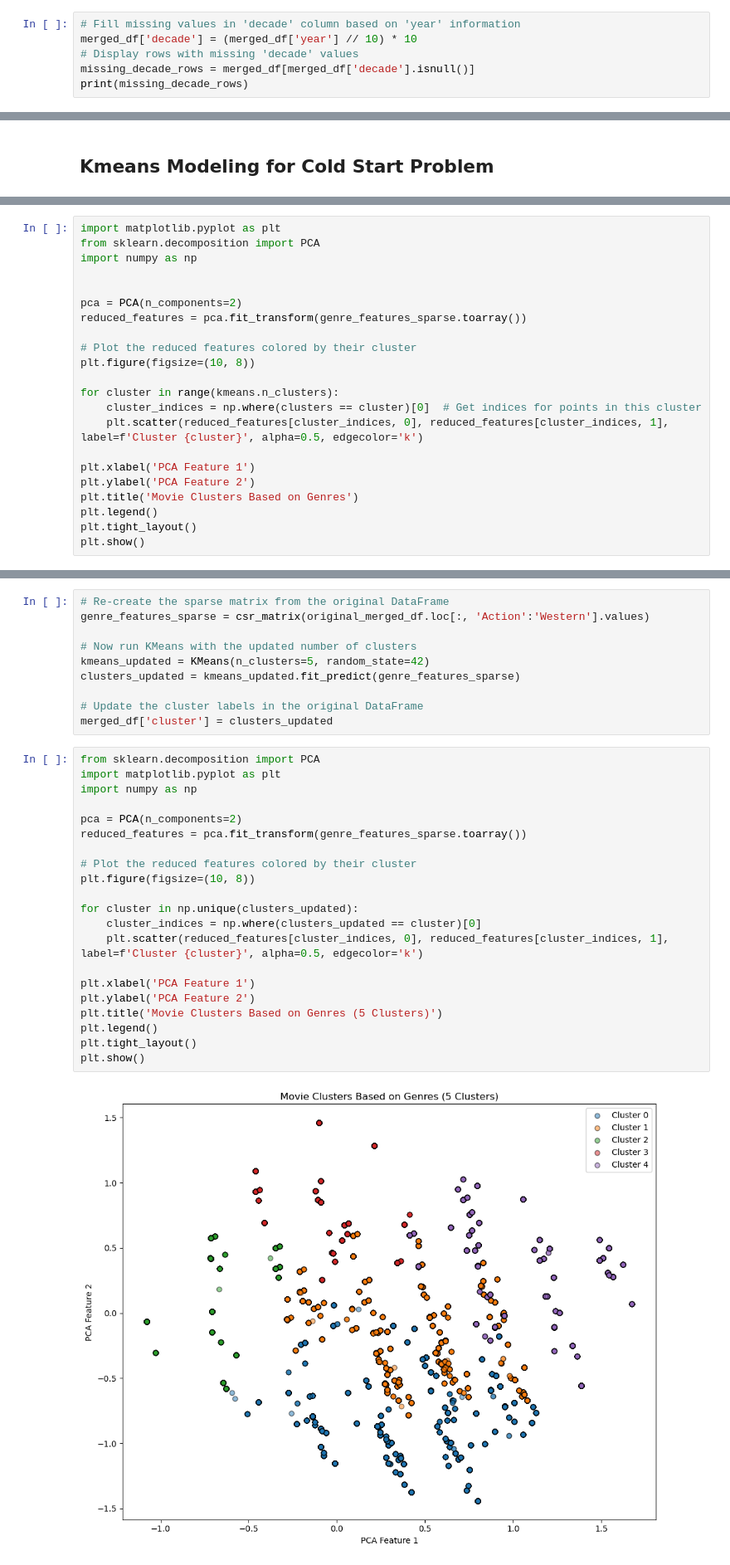
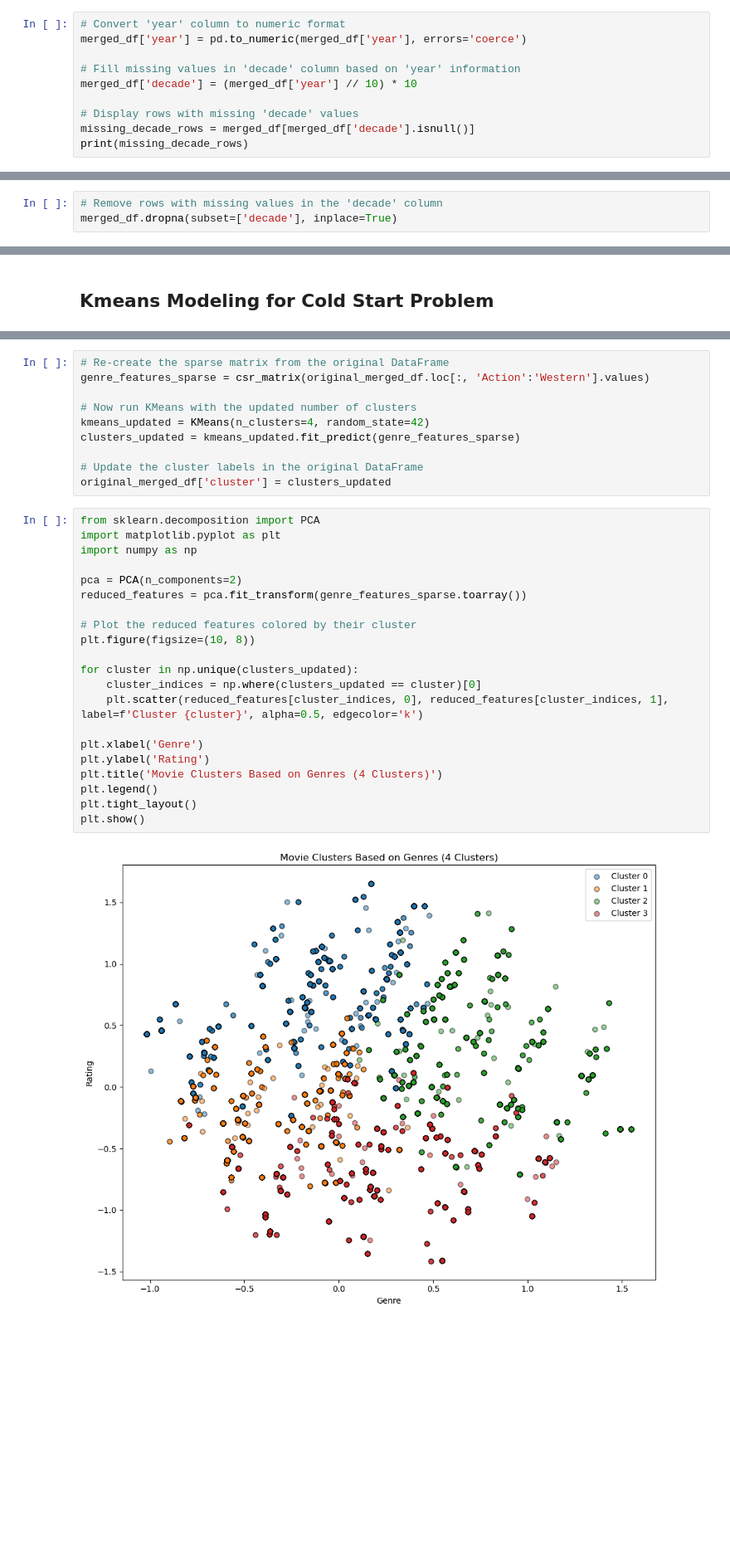
Before and after one commit to jguzzo522/movierec, a Jupyter notebook: movierecnotebook.ipynb, the cells around one changed output, grey strips where cells are left out. Shown at 83% size. Drawn from its saved outputs; the diff is of its cells as text; blank space fills up the shorter version.

```diff
--- a/movierecnotebook.ipynb
+++ b/movierecnotebook.ipynb
@@ -542,7 +762,11 @@ timestamp_y    0
 dtype: int64
 # %%
+# Convert 'year' column to numeric format
+merged_df['year'] = pd.to_numeric(merged_df['year'], errors='coerce')
+
 # Fill missing values in 'decade' column based on 'year' information
 merged_df['decade'] = (merged_df['year'] // 10) * 10
+
 # Display rows with missing 'decade' values
 missing_decade_rows = merged_df[merged_df['decade'].isnull()]
 print(missing_decade_rows)
@@ -557 +795,4 @@ print(merged_df['decade'].isnull().sum())
+# %%
+# Remove rows with missing values in the 'decade' column
+merged_df.dropna(subset=['decade'], inplace=True)
 # %% [markdown]
@@ -1657,22 +2133,0 @@ Top 5 Movies in Cluster 0:
-# %%
-import matplotlib.pyplot as plt
-from sklearn.decomposition import PCA
-import numpy as np
-
-
-pca = PCA(n_components=2)
-reduced_features = pca.fit_transform(genre_features_sparse.toarray())
-
-# Plot the reduced features colored by their cluster
-plt.figure(figsize=(10, 8))
-
-for cluster in range(kmeans.n_clusters):
-    cluster_indices = np.where(clusters == cluster)[0]  # Get indices for points in this cluster
-    plt.scatter(reduced_features[cluster_indices, 0], reduced_features[cluster_indices, 1], label=f'Cluster {cluster}', alpha=0.5, edgecolor='k')
-
-plt.xlabel('PCA Feature 1')
-plt.ylabel('PCA Feature 2')
-plt.title('Movie Clusters Based on Genres')
-plt.legend()
-plt.tight_layout()
-plt.show()
@@ -1704,32 +2202,32 @@ plt.show()
 genre_features_sparse = csr_matrix(original_merged_df.loc[:, 'Action':'Western'].values)
 
 # Now run KMeans with the updated number of clusters
-kmeans_updated = KMeans(n_clusters=5, random_state=42)
+kmeans_updated = KMeans(n_clusters=4, random_state=42)
 clusters_updated = kmeans_updated.fit_predict(genre_features_sparse)
 
 # Update the cluster labels in the original DataFrame
-merged_df['cluster'] = clusters_updated
+original_merged_df['cluster'] = clusters_updated
 # %%
 from sklearn.decomposition import PCA
 import matplotlib.pyplot as plt
 import numpy as np
 
 pca = PCA(n_components=2)
 reduced_features = pca.fit_transform(genre_features_sparse.toarray())
 
 # Plot the reduced features colored by their cluster
 plt.figure(figsize=(10, 8))
 
 for cluster in np.unique(clusters_updated):
     cluster_indices = np.where(clusters_updated == cluster)[0]
     plt.scatter(reduced_features[cluster_indices, 0], reduced_features[cluster_indices, 1], label=f'Cluster {cluster}', alpha=0.5, edgecolor='k')
 
-plt.xlabel('PCA Feature 1')
-plt.ylabel('PCA Feature 2')
-plt.title('Movie Clusters Based on Genres (5 Clusters)')
+plt.xlabel('Genre')
+plt.ylabel('Rating')
+plt.title('Movie Clusters Based on Genres (4 Clusters)')
 plt.legend()
 plt.tight_layout()
 plt.show()
 # %% [output]
-[figure, old version]
+[figure, new version]
 # %% [markdown]
```
Also changed, not shown: parts of 114 cells of this notebook.
